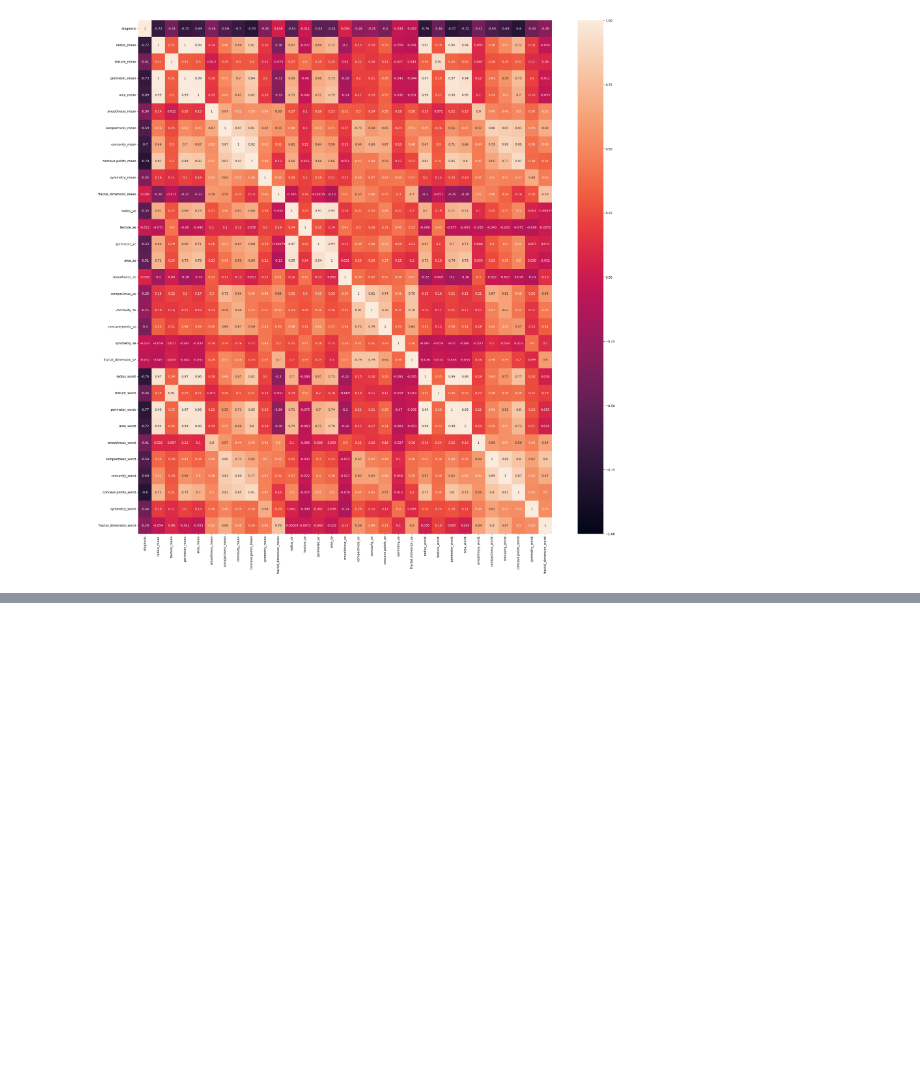
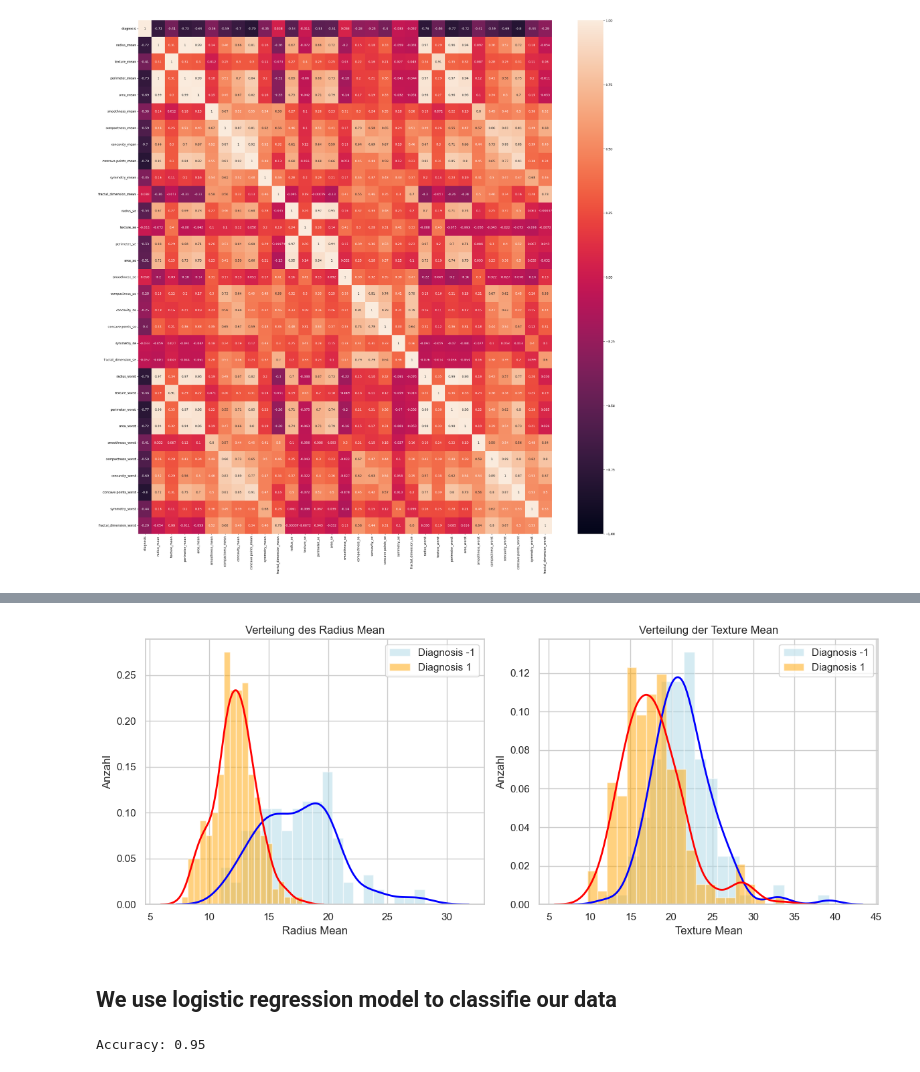
Before and after one commit to Alhag-Ali/Breast_cancer_classification, a Jupyter notebook: Cancer_Classification.ipynb, the cells around one changed output, grey strips where cells are left out. Drawn from its saved outputs; the diff is of its cells as text; code cells hidden in the pictures; blank space fills up the shorter version.

Commit message:
Applying logistic regression classifier and get accuracy 0.95

```diff
--- a/Cancer_Classification.ipynb
+++ b/Cancer_Classification.ipynb
@@ -98,0 +129,43 @@ plt.show()
+# %%
+import numpy as np
+import matplotlib.pyplot as plt
+import seaborn as sns
+
+data_train_neg1 = data_train[data_train["diagnosis"] == -1]
+data_train_pos1 = data_train[data_train["diagnosis"] ==  1]
+
+# Plot erstellen
+plt.figure(figsize=(12, 5))
+
+# Histogramm für Radius Mean
+plt.subplot(1, 2, 1)
+# Histogramme
+plt.hist(data_train_neg1["radius_mean"], bins=20, alpha=0.5, color='lightblue', label='Diagnosis -1', density=True)
+plt.hist(data_train_pos1["radius_mean"], bins=20, alpha=0.5, color='orange', label='Diagnosis 1', density=True)
+# Dichtekurven
+sns.kdeplot(data_train_neg1["radius_mean"], color='blue', linewidth=2)
+sns.kdeplot(data_train_pos1["radius_mean"], color='red', linewidth=2)
+plt.title('Verteilung des Radius Mean')
+plt.xlabel('Radius Mean')
+plt.ylabel('Anzahl')
+plt.legend()
+
+# Histogramm für Texture Mean
+plt.subplot(1, 2, 2)
+# Histogramme
+plt.hist(data_train_neg1["texture_mean"], bins=20, alpha=0.5, color='lightblue', label='Diagnosis -1', density=True)
+plt.hist(data_train_pos1["texture_mean"], bins=20, alpha=0.5, color='orange', label='Diagnosis 1', density=True)
+# Dichtekurven
+sns.kdeplot(data_train_neg1["texture_mean"], color='blue', linewidth=2)
+sns.kdeplot(data_train_pos1["texture_mean"], color='red', linewidth=2)
+plt.title('Verteilung der Texture Mean')
+plt.xlabel('Texture Mean')
+plt.ylabel('Anzahl')
+plt.legend()
+
+plt.tight_layout()
+plt.show()
+# %% [output]
+[figure, added]
+# %% [markdown]
+## We use logistic regression model to classifie our data
@@ -98,0 +202,8 @@ plt.show()
+# %%
+from sklearn.metrics import accuracy_score
+
+# Evaluate the accuracy of the model
+accuracy = accuracy_score(y_test, y_pred)
+print(f'Accuracy: {accuracy:.2f}')
+# %% [output]
+Accuracy: 0.95
```
Also changed, not shown: parts of 13 cells of this notebook.
